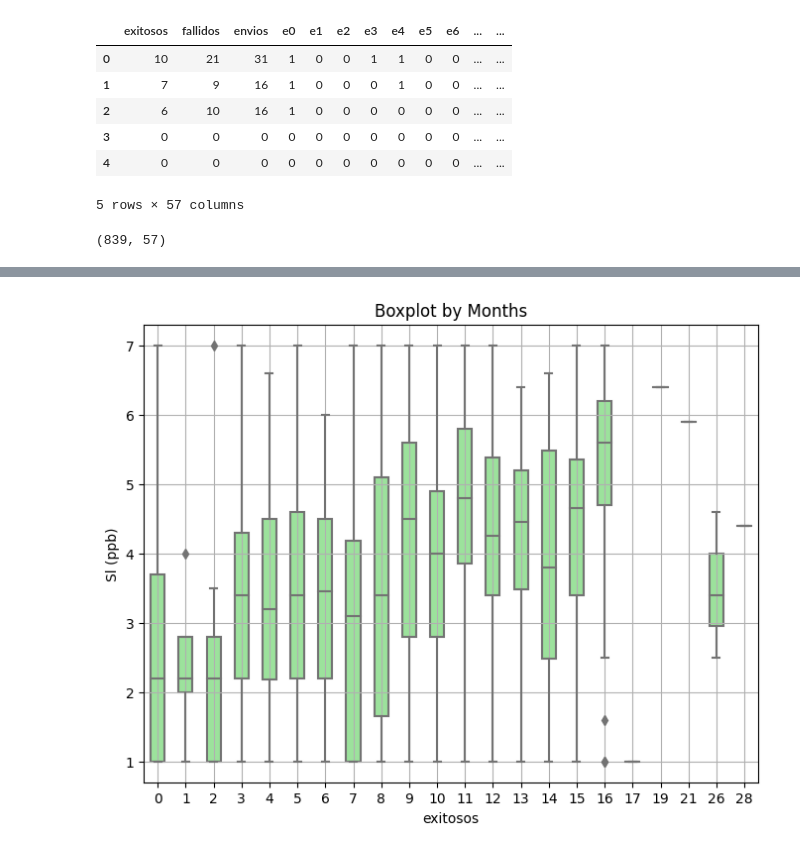
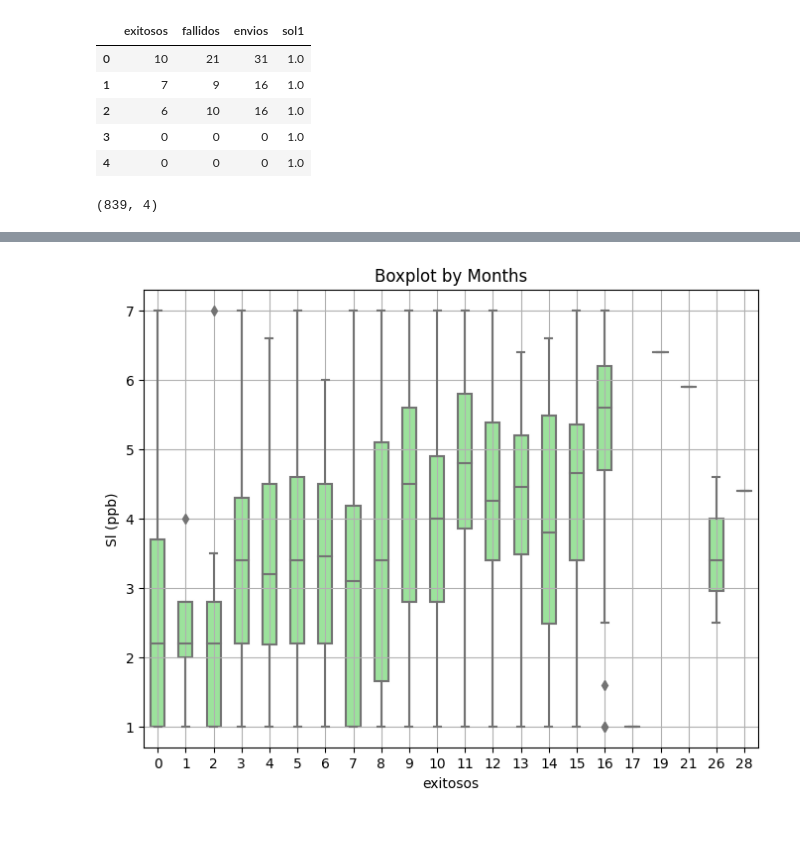
Before and after one commit to tonporaqui/tesis, a Jupyter notebook: notebooks/analisis_datos.ipynb, the cells around one changed output, grey strips where cells are left out. Saved outputs shown, nothing was run; the diff lists cells and outputs as text; code cells hidden in the pictures.

```diff
--- a/notebooks/analisis_datos.ipynb
+++ b/notebooks/analisis_datos.ipynb
@@ -26,18 +33,17 @@ from custom import funtions
 ../resources/dataset_unab_ORIGINAL SIN P1.csv
 ../resources/dataset_unab_P1.csv
 # %%
-df = pd.read_excel(open('../resources/dataset_a_2021v4.xlsx','rb'))
+df = pd.read_excel(open('../resources/dataset_a_2021v5_ExitoSol1.xlsx','rb'))
 df.head()
 # %% [output]
-|  | exitosos | fallidos | envios | e0 | e1 | e2 | e3 | e4 | e5 | e6 | ... | ... |
-| 0 | 10 | 21 | 31 | 1 | 0 | 0 | 1 | 1 | 0 | 0 | ... | ... |
-| 1 | 7 | 9 | 16 | 1 | 0 | 0 | 0 | 1 | 0 | 0 | ... | ... |
-| 2 | 6 | 10 | 16 | 1 | 0 | 0 | 0 | 0 | 0 | 0 | ... | ... |
-| 3 | 0 | 0 | 0 | 0 | 0 | 0 | 0 | 0 | 0 | 0 | ... | ... |
-| 4 | 0 | 0 | 0 | 0 | 0 | 0 | 0 | 0 | 0 | 0 | ... | ... |
+|  | exitosos | fallidos | envios | sol1 |
+| 0 | 10 | 21 | 31 | 1.0 |
+| 1 | 7 | 9 | 16 | 1.0 |
+| 2 | 6 | 10 | 16 | 1.0 |
+| 3 | 0 | 0 | 0 | 1.0 |
+| 4 | 0 | 0 | 0 | 1.0 |
-5 rows × 57 columns
 # %%
 # Dimensión del conjunto de datos
 df.shape
 # %% [output]
-(839, 57)
+(839, 4)
```
Also changed, not shown: parts of 25 cells of this notebook, 7 other files.
